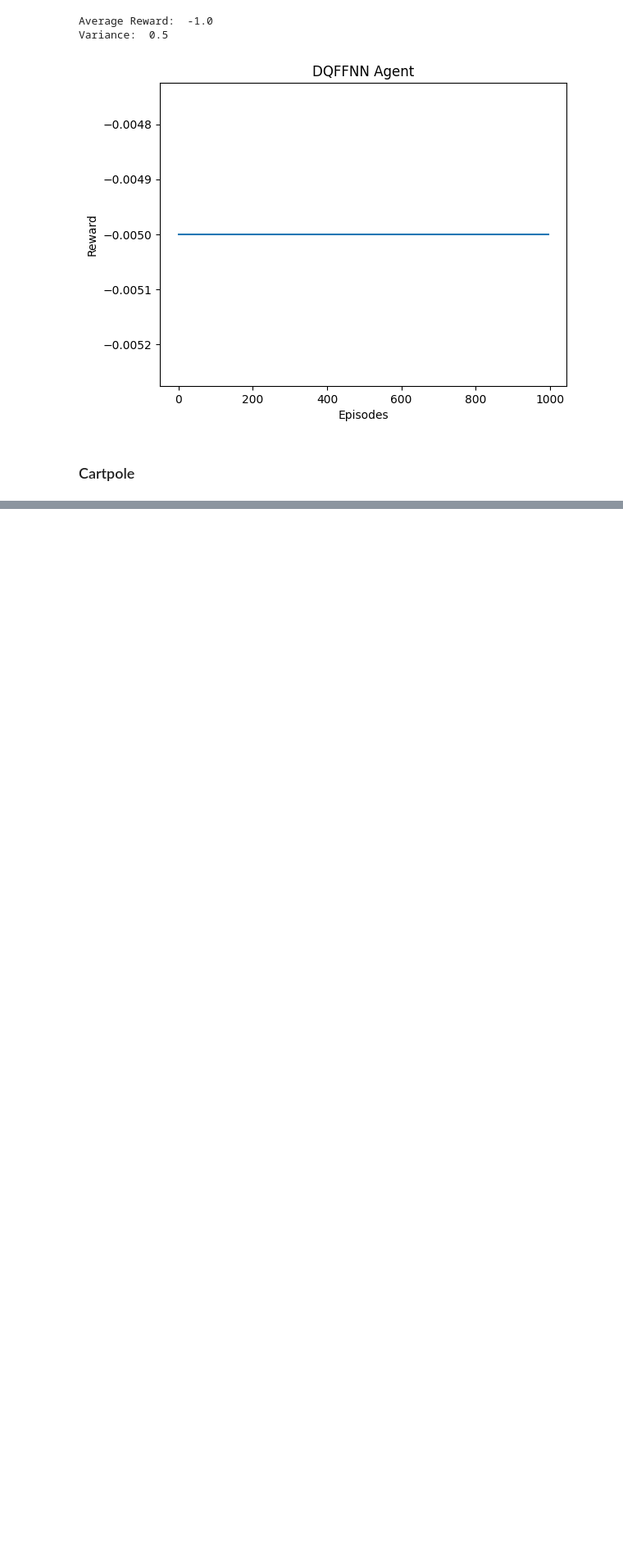
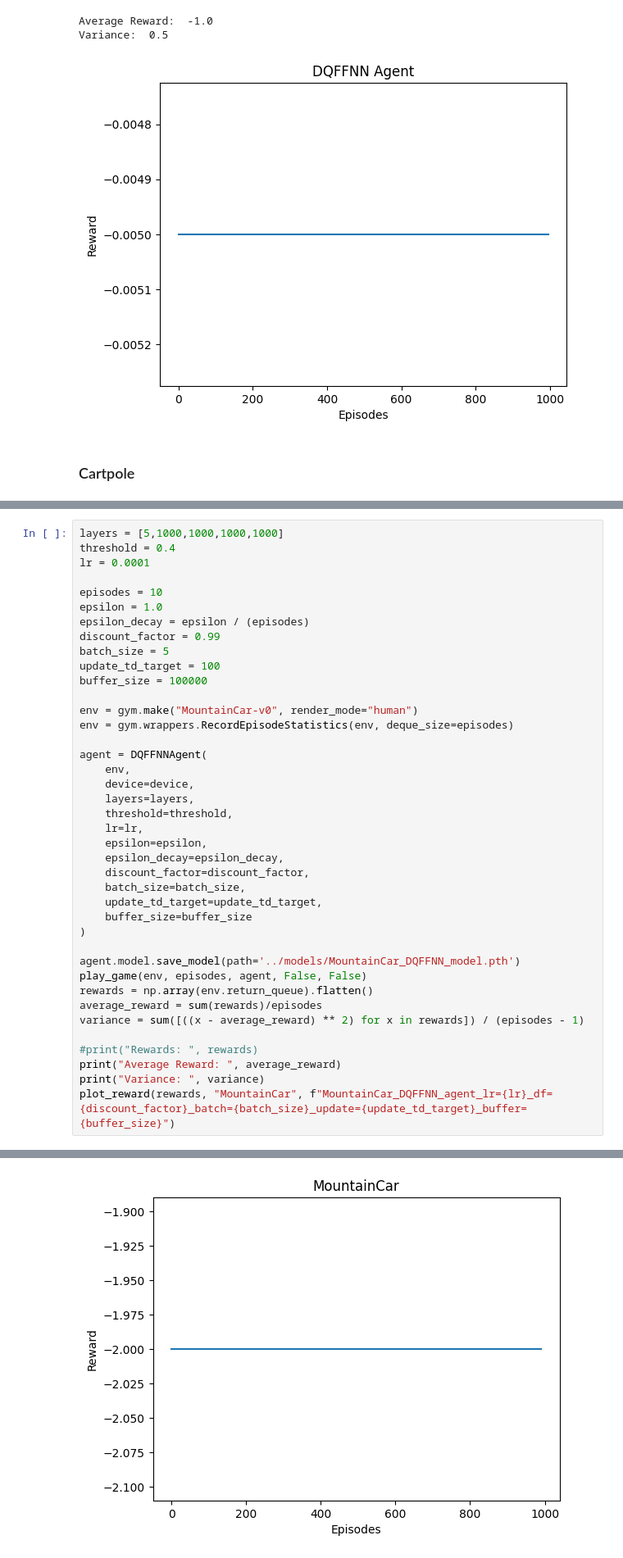
Before and after one commit to Floris93100/Blackjack-FFNN, a Jupyter notebook: src/blackjack.ipynb, the cells around one changed output, grey strips where cells are left out. Shown: that part at 82% size. Saved outputs shown, nothing was run; the diff lists cells and outputs as text; blank space fills up the shorter version.

```diff
--- a/src/blackjack.ipynb
+++ b/src/blackjack.ipynb
@@ -244,0 +251,41 @@ Error:
+# %%
+layers = [5,1000,1000,1000,1000]
+threshold = 0.4
+lr = 0.0001
+
+episodes = 10
+epsilon = 1.0
+epsilon_decay = epsilon / (episodes)
+discount_factor = 0.99
+batch_size = 5
+update_td_target = 100
+buffer_size = 100000
+
+env = gym.make("MountainCar-v0", render_mode="human")
+env = gym.wrappers.RecordEpisodeStatistics(env, deque_size=episodes)
+
+agent = DQFFNNAgent(
+    env,
+    device=device,
+    layers=layers,
+    threshold=threshold,
+    lr=lr,
+    epsilon=epsilon,
+    epsilon_decay=epsilon_decay,
+    discount_factor=discount_factor,
+    batch_size=batch_size,
+    update_td_target=update_td_target,
+    buffer_size=buffer_size
+)
+
+agent.model.save_model(path='../models/MountainCar_DQFFNN_model.pth')
+play_game(env, episodes, agent, False, False)
+rewards = np.array(env.return_queue).flatten()
+average_reward = sum(rewards)/episodes
+variance = sum([((x - average_reward) ** 2) for x in rewards]) / (episodes - 1)
+
+#print("Rewards: ", rewards)
+print("Average Reward: ", average_reward)
+print("Variance: ", variance)
+plot_reward(rewards, "MountainCar", f"MountainCar_DQFFNN_agent_lr={lr}_df={discount_factor}_batch={batch_size}_update={update_td_target}_buffer={buffer_size}")
+# %% [output]
@@ -244,0 +294 @@ Error:
+[figure, added]
```
Also changed, not shown: parts of 7 cells of this notebook, 2 other files.
